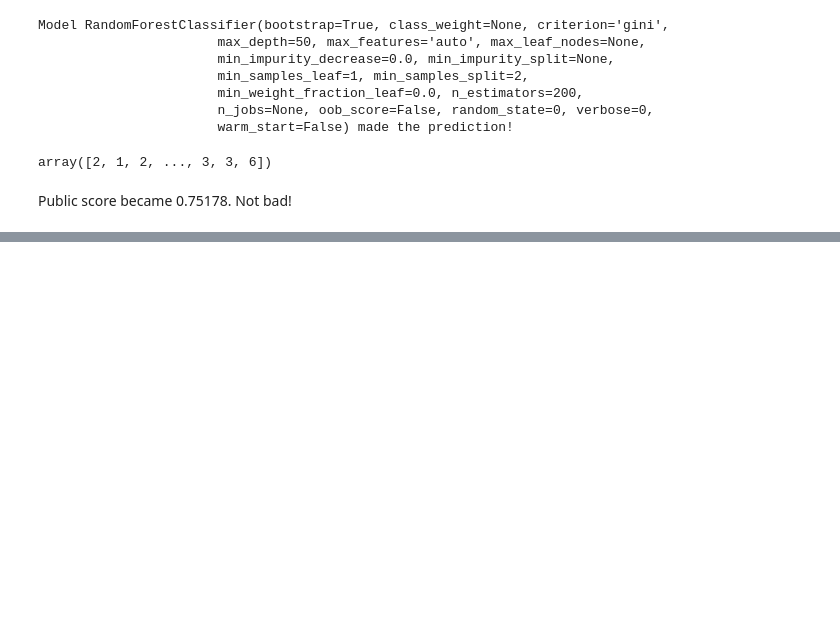
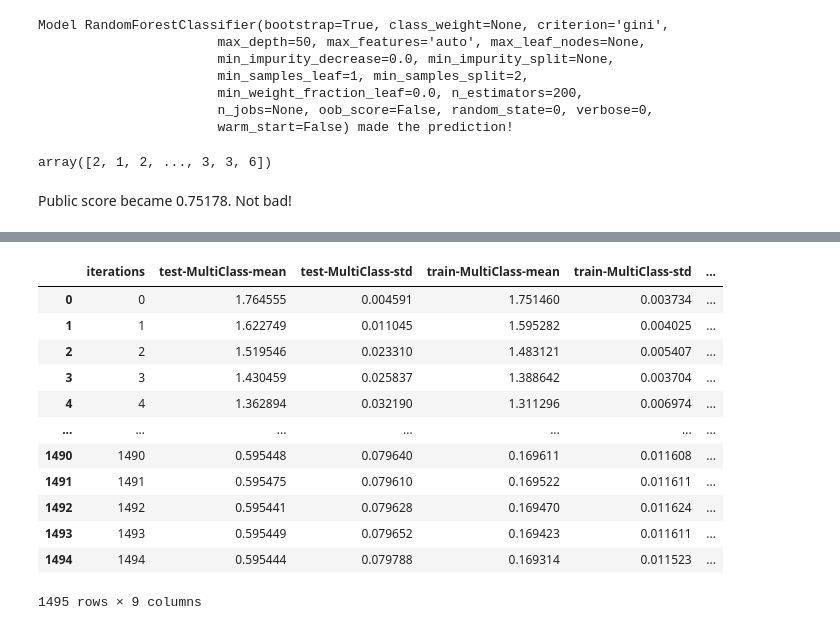
Before and after one commit to Emilien-mipt/Kaggle-Classify_forest_types, a Jupyter notebook: etagiev_solution.ipynb, the cells around one changed output, grey strips where cells are left out. Cells and saved outputs as stored; diff of their text form; code cells hidden in the pictures; blank space fills up the shorter version.

```diff
--- a/etagiev_solution.ipynb
+++ b/etagiev_solution.ipynb
@@ -187,0 +256,21 @@ Public score became 0.75178. Not bad!
+# %%
+from catboost import Pool
+from catboost import cv
+
+params = {}
+params['loss_function'] = 'MultiClass'
+params['iterations'] = 1500
+params['custom_loss'] = 'Accuracy'
+params['random_seed'] = 63
+params['learning_rate'] = 0.1
+
+cv_data = cv(
+    params = params,
+    pool = Pool(train_data, label=train_labels, cat_features=cat_features),
+    fold_count=3,
+    shuffle=False,
+    partition_random_seed=0,
+    plot=True,
+    stratified=True,
+    verbose=False
+)
@@ -187,0 +280,16 @@ Public score became 0.75178. Not bad!
+# %%
+cv_data.head(-5)
+# %% [output]
+|  | iterations | test-MultiClass-mean | test-MultiClass-std | train-MultiClass-mean | train-MultiClass-std | ... |
+| 0 | 0 | 1.764555 | 0.004591 | 1.751460 | 0.003734 | ... |
+| 1 | 1 | 1.622749 | 0.011045 | 1.595282 | 0.004025 | ... |
+| 2 | 2 | 1.519546 | 0.023310 | 1.483121 | 0.005407 | ... |
+| 3 | 3 | 1.430459 | 0.025837 | 1.388642 | 0.003704 | ... |
+| 4 | 4 | 1.362894 | 0.032190 | 1.311296 | 0.006974 | ... |
+| ... | ... | ... | ... | ... | ... | ... |
+| 1490 | 1490 | 0.595448 | 0.079640 | 0.169611 | 0.011608 | ... |
+| 1491 | 1491 | 0.595475 | 0.079610 | 0.169522 | 0.011611 | ... |
+| 1492 | 1492 | 0.595441 | 0.079628 | 0.169470 | 0.011624 | ... |
+| 1493 | 1493 | 0.595449 | 0.079652 | 0.169423 | 0.011611 | ... |
+| 1494 | 1494 | 0.595444 | 0.079788 | 0.169314 | 0.011523 | ... |
+1495 rows × 9 columns
```
Also changed, not shown: parts of 13 cells of this notebook.
